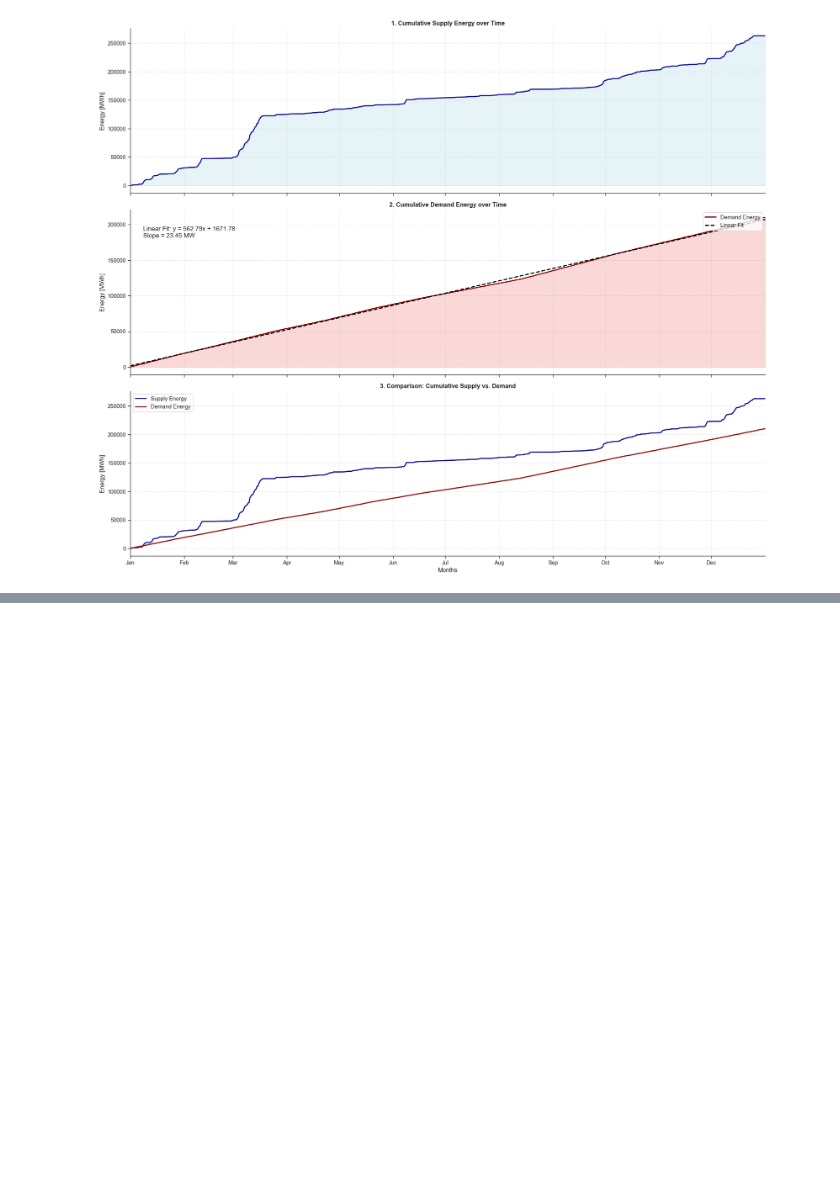
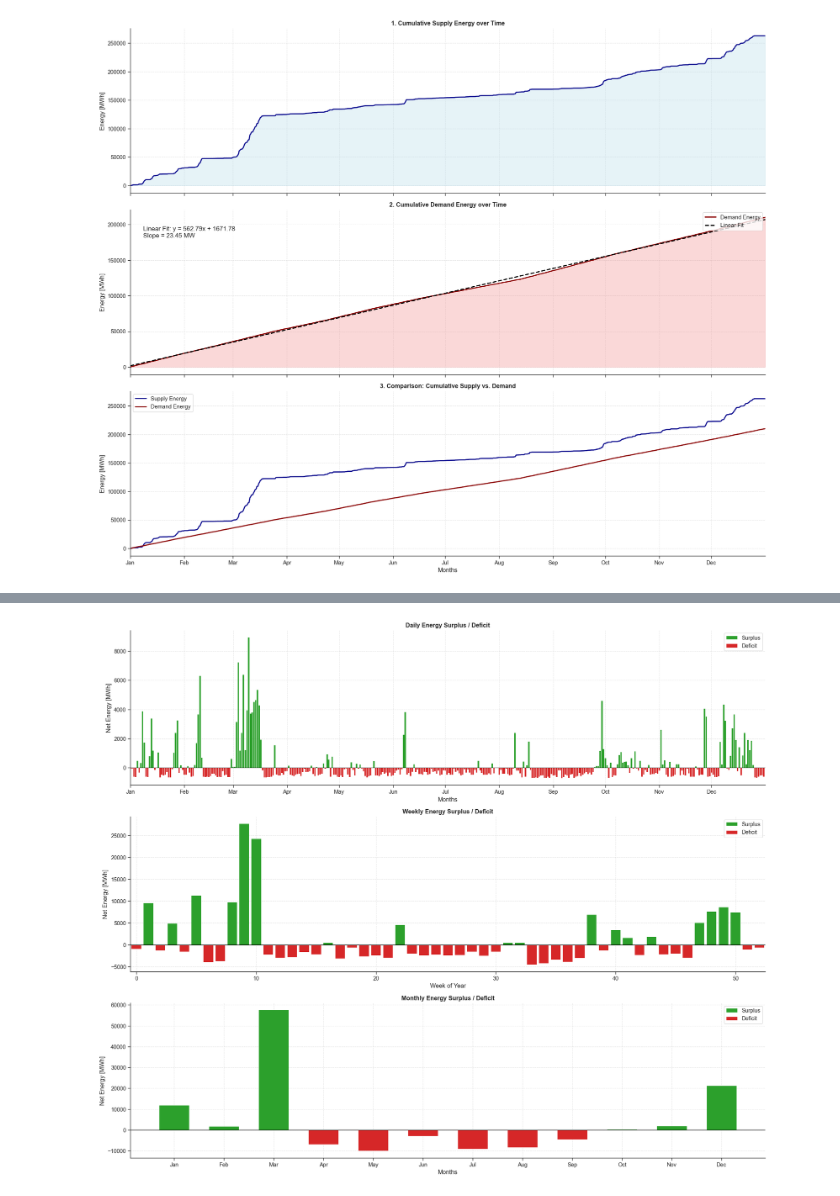
Before and after one commit to boombrian/Year1Q4-CBL-EST-Group38, a Jupyter notebook: plot analysis/plots.ipynb, the cells around one changed output, grey strips where cells are left out. Cells and saved outputs as stored; diff of their text form; code cells hidden in the pictures; blank space fills up the shorter version.

Commit message:
added energy deficit graph and documentation

```diff
--- a/plot analysis/plots.ipynb
+++ b/plot analysis/plots.ipynb
@@ -561,0 +564,96 @@ create_energy_time_figure()
+# %%
+# ── Energy Surplus / Deficit Bar Plot (Daily, Weekly, Monthly) ──
+import pandas as pd
+
+# --- Step 1: Compute net energy (surplus/deficit) per time step ---
+# Energy at each interval: use trapezoidal integration per step
+dt = df_supply['time [s]'].diff().fillna(0)  # time step sizes [s]
+
+# Instantaneous net power: supply − demand
+net_power = df_supply['power [MW]'] - df_demand['power [MW]']
+
+# Incremental net energy [MWh] at each step
+net_energy_inc = (net_power + net_power.shift(1).fillna(0)) / 2 * dt / 3600.0
+
+# Assign a "Day" index (integer day of the year, 0-based)
+day_index = (df_supply['time [s]'] // 86400).astype(int)
+
+# Build a helper DataFrame
+df_net = pd.DataFrame({
+    'day': day_index,
+    'net_energy_inc': net_energy_inc
+})
+
+# --- Step 2: Aggregate into daily, weekly, monthly ---
+daily_energy   = df_net.groupby('day')['net_energy_inc'].sum().reset_index()
+daily_energy.columns = ['Day', 'Net Energy [MWh]']
+
+# Week index (ISO-style: day 0–6 → week 0, etc.)
+daily_energy['Week'] = daily_energy['Day'] // 7
+weekly_energy = daily_energy.groupby('Week')['Net Energy [MWh]'].sum().reset_index()
+
+# Month mapping (cumulative month day boundaries)
+month_bounds = [0, 31, 59, 90, 120, 151, 181, 212, 243, 273, 304, 334, 365]
+def day_to_month(d):
+    for i in range(len(month_bounds) - 1):
+        if month_bounds[i] <= d < month_bounds[i + 1]:
+            return i
+    return 11
+
+daily_energy['Month'] = daily_energy['Day'].apply(day_to_month)
+monthly_energy = daily_energy.groupby('Month')['Net Energy [MWh]'].sum().reset_index()
+
+# --- Step 3: Plot ---
+fig, axes = plt.subplots(3, 1, figsize=(18, 15), sharex=False)
+
+# Color arrays: green for surplus, red for deficit
+def surplus_deficit_colors(values):
+    return ['#2ca02c' if v >= 0 else '#d62728' for v in values]
+
+# ── Subplot 1: Daily ──
+colors_d = surplus_deficit_colors(daily_energy['Net Energy [MWh]'])
+axes[0].bar(daily_energy['Day'], daily_energy['Net Energy [MWh]'],
+            color=colors_d, width=0.8, edgecolor='none')
+axes[0].axhline(0, color='black', linewidth=0.8, linestyle='-')
+axes[0].set_title('Daily Energy Surplus / Deficit', weight='bold')
+axes[0].set_ylabel('Net Energy [MWh]')
+axes[0].set_xlabel('Months')
+axes[0].set_xlim(0, 365)
+axes[0].set_xticks(month_starts)
+axes[0].set_xticklabels(month_names)
+
+# ── Subplot 2: Weekly ──
+colors_w = surplus_deficit_colors(weekly_energy['Net Energy [MWh]'])
+axes[1].bar(weekly_energy['Week'], weekly_energy['Net Energy [MWh]'],
+            color=colors_w, width=0.8, edgecolor='none')
+axes[1].axhline(0, color='black', linewidth=0.8, linestyle='-')
+axes[1].set_title('Weekly Energy Surplus / Deficit', weight='bold')
+axes[1].set_ylabel('Net Energy [MWh]')
+axes[1].set_xlabel('Week of Year')
+axes[1].set_xlim(-0.5, weekly_energy['Week'].max() + 0.5)
+
+# ── Subplot 3: Monthly ──
+colors_m = surplus_deficit_colors(monthly_energy['Net Energy [MWh]'])
+axes[2].bar(monthly_energy['Month'], monthly_energy['Net Energy [MWh]'],
+            color=colors_m, width=0.6, edgecolor='none')
+axes[2].axhline(0, color='black', linewidth=0.8, linestyle='-')
+axes[2].set_title('Monthly Energy Surplus / Deficit', weight='bold')
+axes[2].set_ylabel('Net Energy [MWh]')
+axes[2].set_xlabel('Months')
+axes[2].set_xticks(range(12))
+axes[2].set_xticklabels(month_names)
+
+# ── Unified academic styling (consistent with existing plots) ──
+for ax in axes:
+    ax.grid(False, linestyle='--', alpha=0.5)
+    sns.despine(ax=ax)
+    # Add a legend for surplus / deficit
+    from matplotlib.patches import Patch
+    legend_elements = [Patch(facecolor='#2ca02c', label='Surplus'),
+                       Patch(facecolor='#d62728', label='Deficit')]
+    ax.legend(handles=legend_elements, loc='upper right')
+
+plt.tight_layout()
+plt.show()
+# %% [output]
+[figure, added]
```
Also changed, not shown: parts of 4 cells of this notebook.
